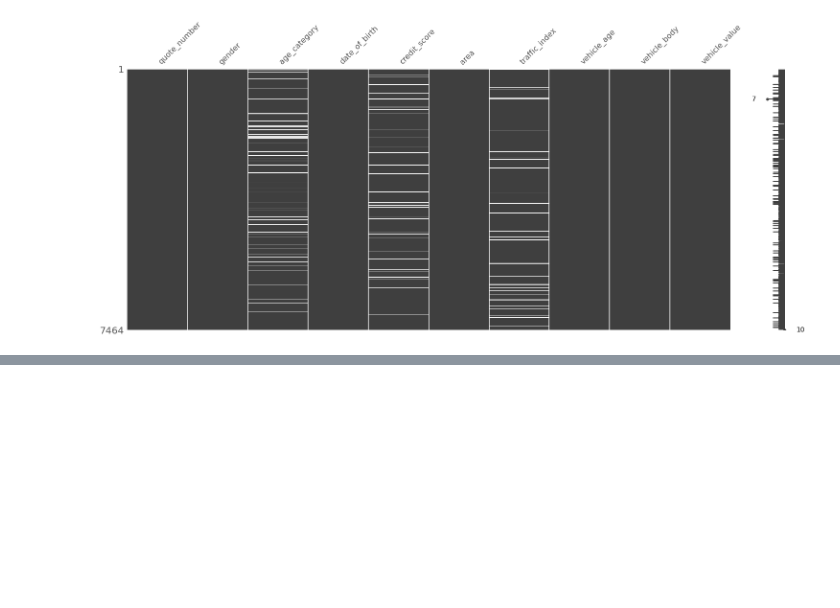
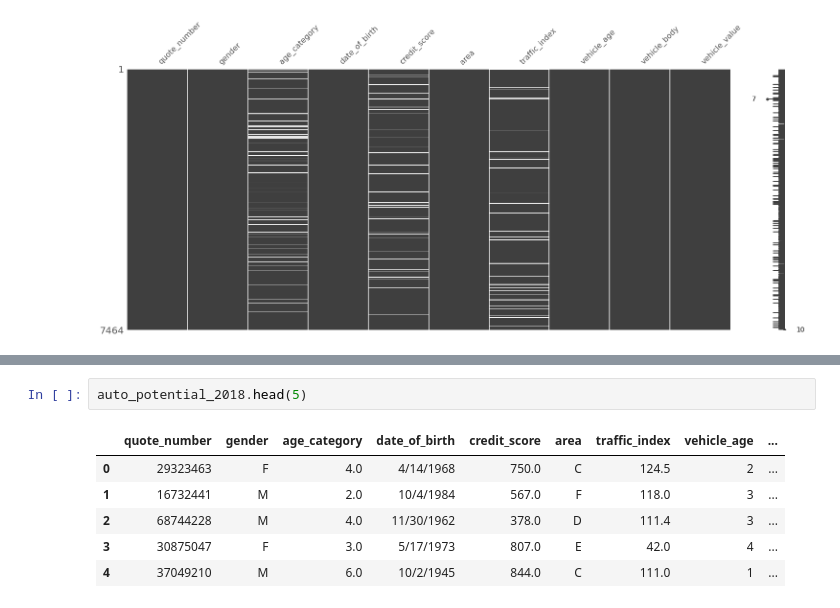
Before and after one commit to suhitasva/Auto_Insurance_Study, a Jupyter notebook: case_study_code_file.ipynb, the cells around one changed output, grey strips where cells are left out. Drawn from its saved outputs; the diff is of its cells as text; blank space fills up the shorter version.

```diff
--- a/case_study_code_file.ipynb
+++ b/case_study_code_file.ipynb
@@ -213,0 +312,9 @@ msno.matrix(auto_potential_2018)
+# %%
+auto_potential_2018.head(5)
+# %% [output]
+|  | quote_number | gender | age_category | date_of_birth | credit_score | area | traffic_index | vehicle_age | ... |
+| 0 | 29323463 | F | 4.0 | 4/14/1968 | 750.0 | C | 124.5 | 2 | ... |
+| 1 | 16732441 | M | 2.0 | 10/4/1984 | 567.0 | F | 118.0 | 3 | ... |
+| 2 | 68744228 | M | 4.0 | 11/30/1962 | 378.0 | D | 111.4 | 3 | ... |
+| 3 | 30875047 | F | 3.0 | 5/17/1973 | 807.0 | E | 42.0 | 4 | ... |
+| 4 | 37049210 | M | 6.0 | 10/2/1945 | 844.0 | C | 111.0 | 1 | ... |
```
Also changed, not shown: parts of 33 cells of this notebook.
